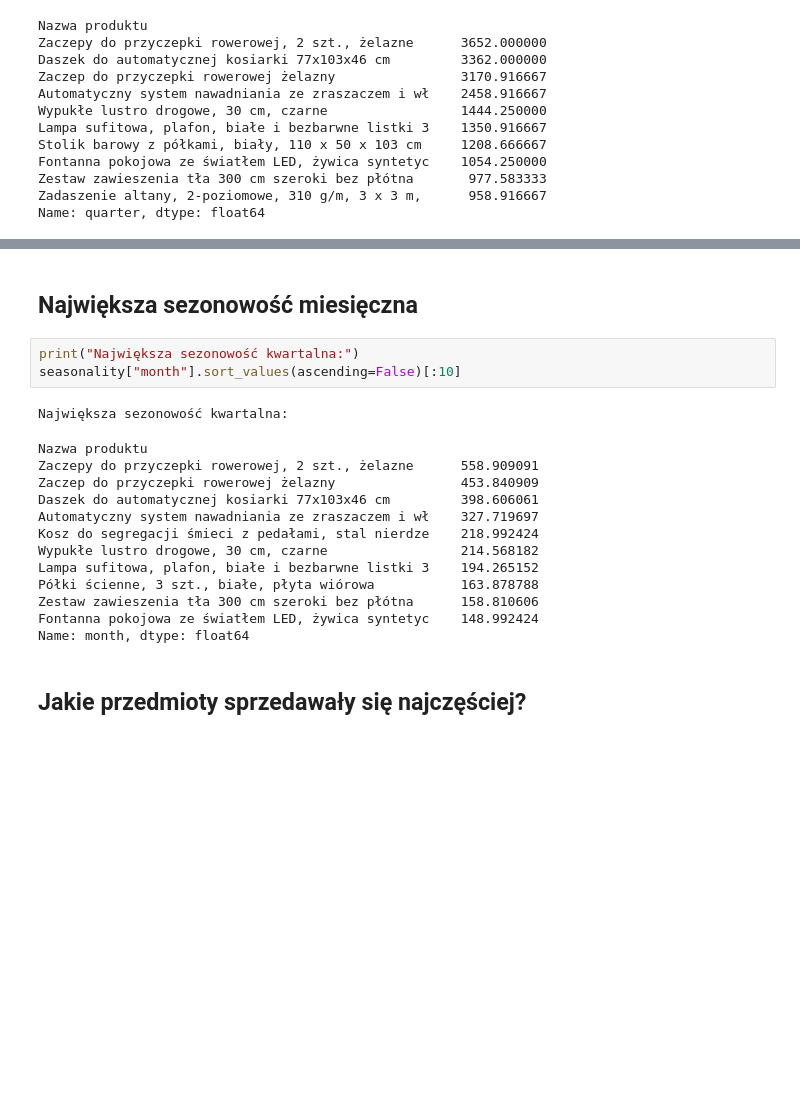
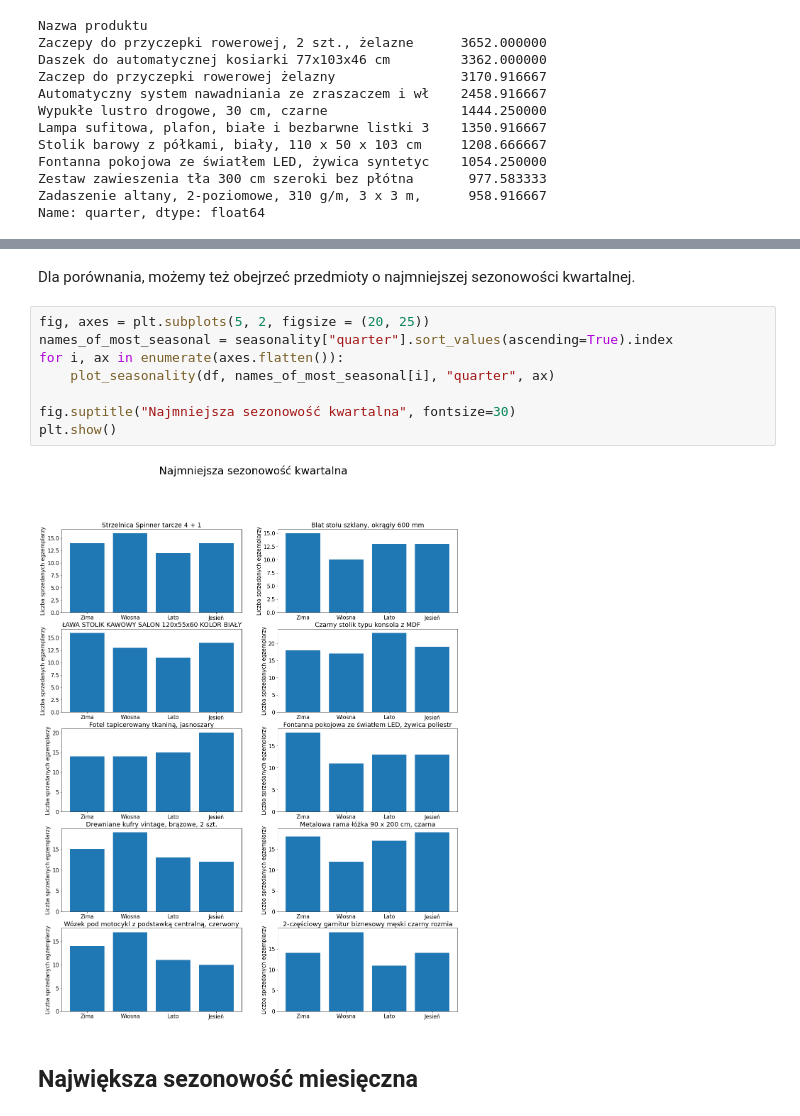
Before and after one commit to pbiecek/InterpretableMachineLearning2021, a Jupyter notebook: ShumeeProject/Different seasonal patterns.ipynb, the cells around one changed output, grey strips where cells are left out. Saved outputs shown, nothing was run; the diff lists cells and outputs as text; blank space fills up the shorter version.

```diff
--- a/ShumeeProject/Different seasonal patterns.ipynb
+++ b/ShumeeProject/Different seasonal patterns.ipynb
@@ -193,21 +227,14 @@ plot_seasonality(df, seasonality["quarter"].sort_values(ascending=False).index[9
+# %% [markdown]
+Dla porównania, możemy też obejrzeć przedmioty o najmniejszej sezonowości kwartalnej.
+# %%
+fig, axes = plt.subplots(5, 2, figsize = (20, 25))
+names_of_most_seasonal = seasonality["quarter"].sort_values(ascending=True).index
+for i, ax in enumerate(axes.flatten()):
+    plot_seasonality(df, names_of_most_seasonal[i], "quarter", ax)
+
+fig.suptitle("Najmniejsza sezonowość kwartalna", fontsize=30)
+plt.show()
+# %% [output]
+[figure, added]
 # %% [markdown]
 ## Największa sezonowość miesięczna
-# %%
-print("Największa sezonowość kwartalna:")
-seasonality["month"].sort_values(ascending=False)[:10]
-# %% [output]
-Największa sezonowość kwartalna:
-Nazwa produktu
-Zaczepy do przyczepki rowerowej, 2 szt., żelazne      558.909091
-Zaczep do przyczepki rowerowej żelazny                453.840909
-Daszek do automatycznej kosiarki 77x103x46 cm         398.606061
-Automatyczny system nawadniania ze zraszaczem i wł    327.719697
-Kosz do segregacji śmieci z pedałami, stal nierdze    218.992424
-Wypukłe lustro drogowe, 30 cm, czarne                 214.568182
-Lampa sufitowa, plafon, białe i bezbarwne listki 3    194.265152
-Półki ścienne, 3 szt., białe, płyta wiórowa           163.878788
-Zestaw zawieszenia tła 300 cm szeroki bez płótna      158.810606
-Fontanna pokojowa ze światłem LED, żywica syntetyc    148.992424
-Name: month, dtype: float64
-# %% [markdown]
-## Jakie przedmioty sprzedawały się najczęściej?
```
Also changed, not shown: parts of 44 cells of this notebook.
